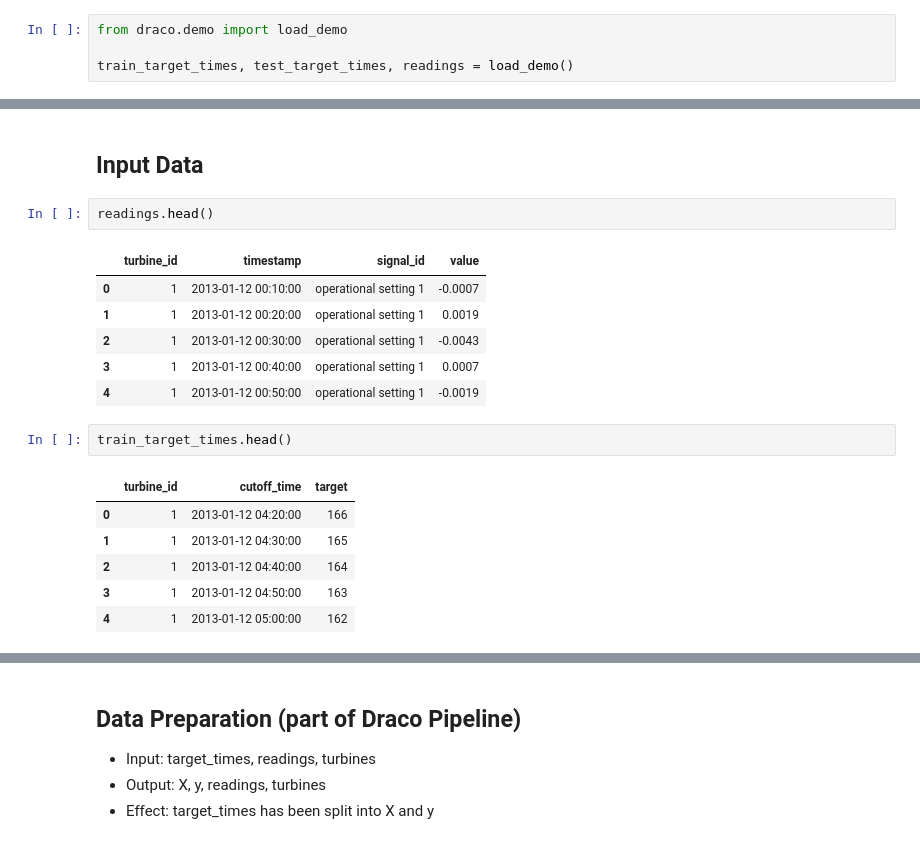
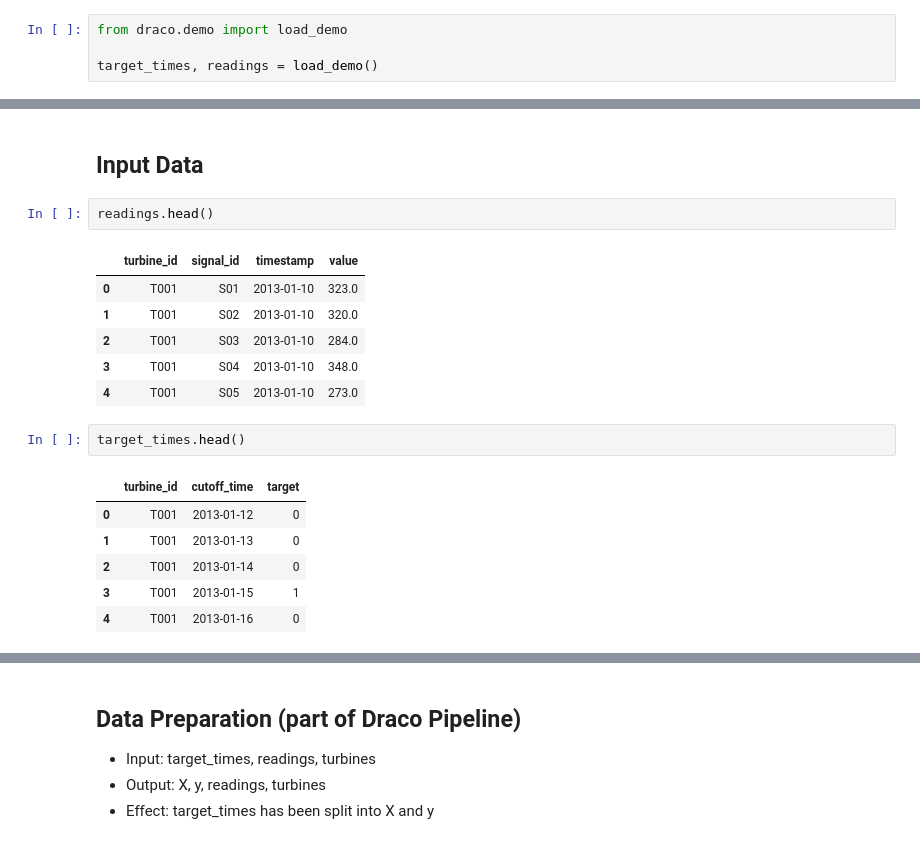
Before and after one commit to sintel-dev/Draco, a Jupyter notebook: tutorials/pipelines/lstm_regressor_with_unstack.ipynb, the cells around one changed output, grey strips where cells are left out. Drawn from its saved outputs; the diff is of its cells as text.

```diff
--- a/tutorials/pipelines/lstm_regressor_with_unstack.ipynb
+++ b/tutorials/pipelines/lstm_regressor_with_unstack.ipynb
@@ -3,7 +3,7 @@
 # %%
 from draco.demo import load_demo
 
-train_target_times, test_target_times, readings = load_demo()
+target_times, readings = load_demo()
 # %%
 pipeline_name = 'lstm_regressor_with_unstack'
 # %%
@@ -19,18 +31,18 @@ pipeline.template['primitives']
 # %%
 readings.head()
 # %% [output]
-|  | turbine_id | timestamp | signal_id | value |
-| 0 | 1 | 2013-01-12 00:10:00 | operational setting 1 | -0.0007 |
-| 1 | 1 | 2013-01-12 00:20:00 | operational setting 1 | 0.0019 |
-| 2 | 1 | 2013-01-12 00:30:00 | operational setting 1 | -0.0043 |
-| 3 | 1 | 2013-01-12 00:40:00 | operational setting 1 | 0.0007 |
-| 4 | 1 | 2013-01-12 00:50:00 | operational setting 1 | -0.0019 |
+|  | turbine_id | signal_id | timestamp | value |
+| 0 | T001 | S01 | 2013-01-10 | 323.0 |
+| 1 | T001 | S02 | 2013-01-10 | 320.0 |
+| 2 | T001 | S03 | 2013-01-10 | 284.0 |
+| 3 | T001 | S04 | 2013-01-10 | 348.0 |
+| 4 | T001 | S05 | 2013-01-10 | 273.0 |
 # %%
-train_target_times.head()
+target_times.head()
 # %% [output]
 |  | turbine_id | cutoff_time | target |
-| 0 | 1 | 2013-01-12 04:20:00 | 166 |
-| 1 | 1 | 2013-01-12 04:30:00 | 165 |
-| 2 | 1 | 2013-01-12 04:40:00 | 164 |
-| 3 | 1 | 2013-01-12 04:50:00 | 163 |
-| 4 | 1 | 2013-01-12 05:00:00 | 162 |
+| 0 | T001 | 2013-01-12 | 0 |
+| 1 | T001 | 2013-01-13 | 0 |
+| 2 | T001 | 2013-01-14 | 0 |
+| 3 | T001 | 2013-01-15 | 1 |
+| 4 | T001 | 2013-01-16 | 0 |
```
Also changed, not shown: parts of 36 cells of this notebook, 2 other files.
